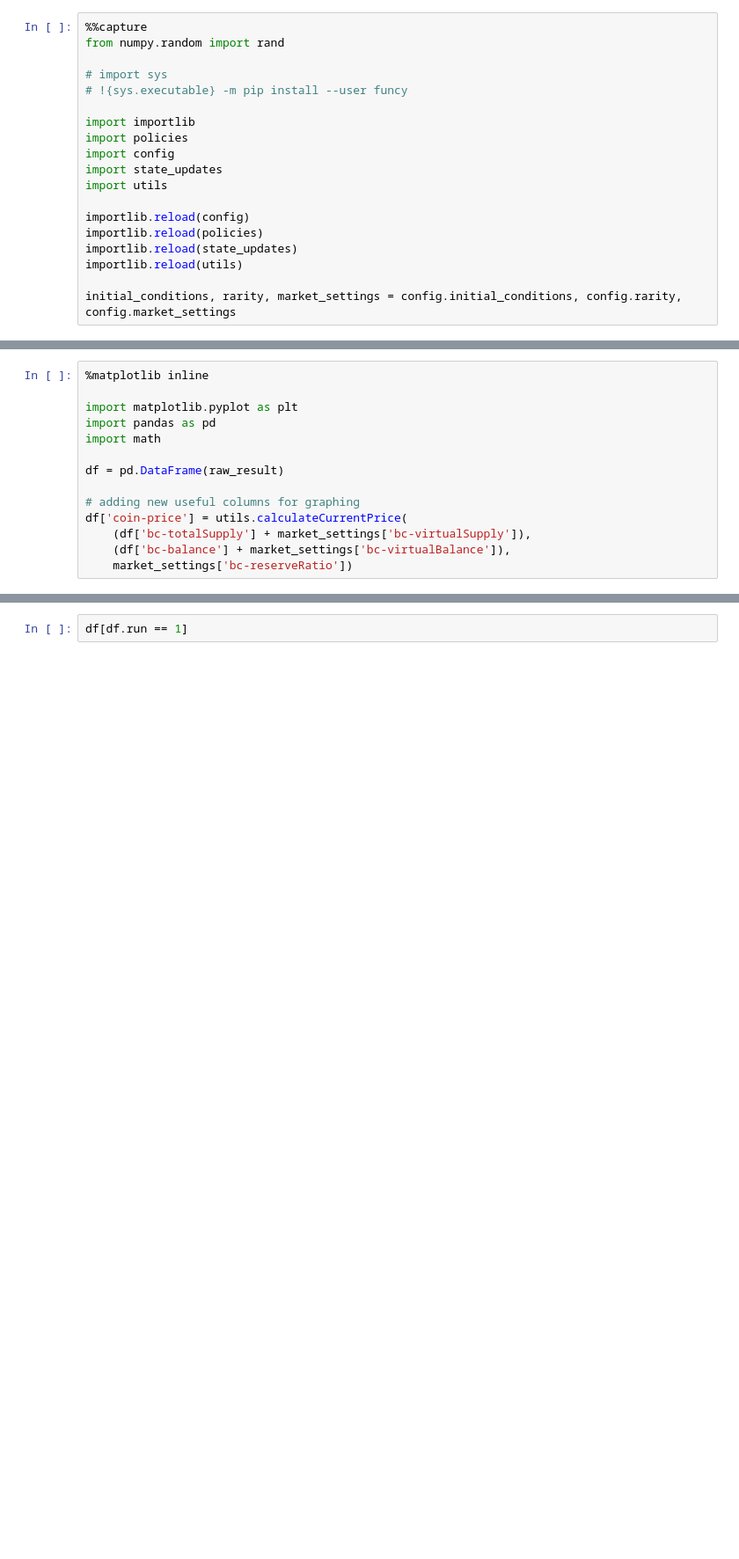
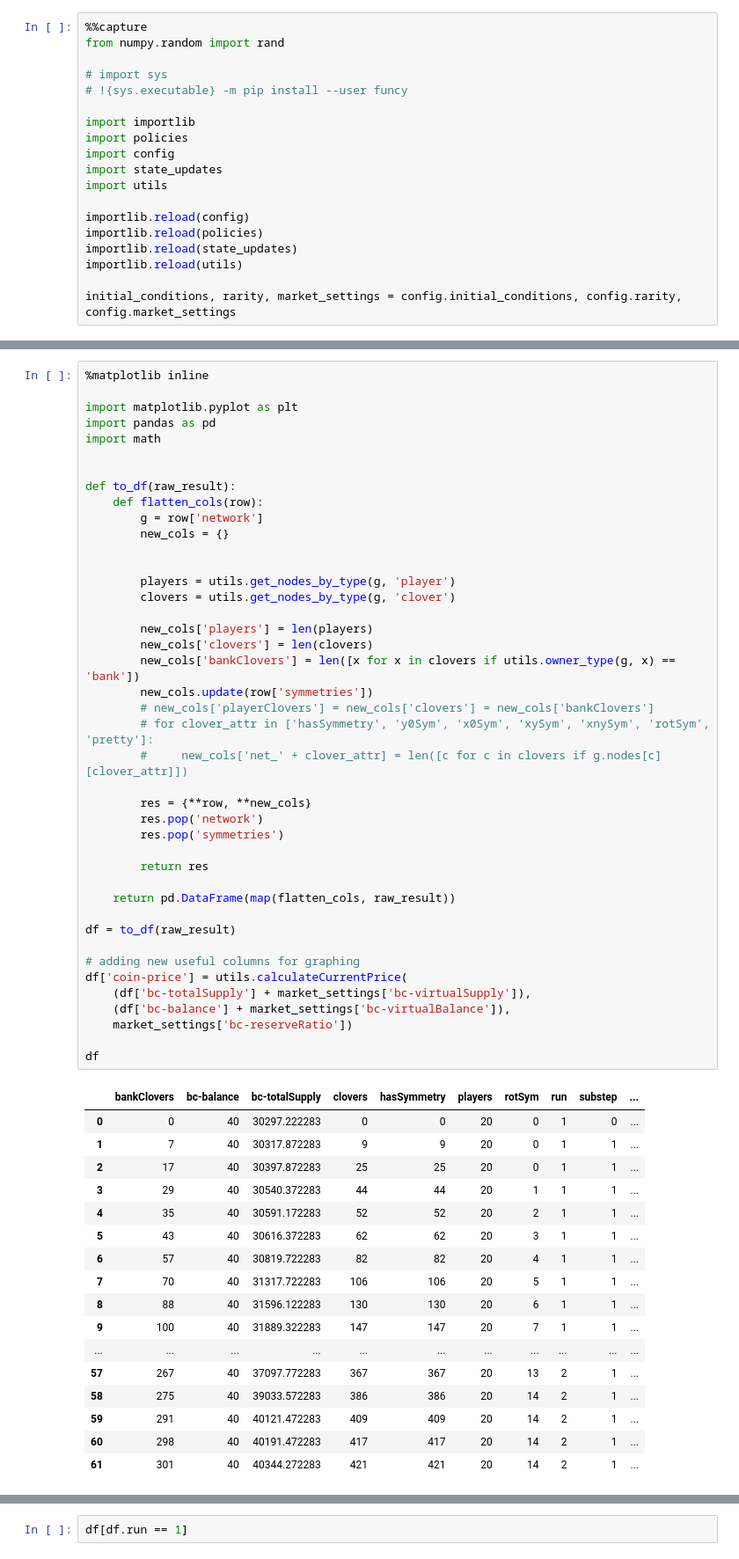
Before and after one commit to clovers-network/clovers-cadCAD, a Jupyter notebook: src/Clovers.network.ipynb, the cells around one changed output, grey strips where cells are left out. Shown at 88% size. Cells and saved outputs as stored; diff of their text form; blank space fills up the shorter version.

```diff
--- a/src/Clovers.network.ipynb
+++ b/src/Clovers.network.ipynb
@@ -98,14 +91,60 @@ single_proc: [<cadCAD.configuration.Configuration object at 0x...>]
 # %%
 %matplotlib inline
 
 import matplotlib.pyplot as plt
 import pandas as pd
 import math
 
-df = pd.DataFrame(raw_result)
+
+def to_df(raw_result):
+    def flatten_cols(row):
+        g = row['network']
+        new_cols = {}
+
+
+        players = utils.get_nodes_by_type(g, 'player')
+        clovers = utils.get_nodes_by_type(g, 'clover')
+
+        new_cols['players'] = len(players)
+        new_cols['clovers'] = len(clovers)
+        new_cols['bankClovers'] = len([x for x in clovers if utils.owner_type(g, x) == 'bank'])
+        new_cols.update(row['symmetries'])
+        # new_cols['playerClovers'] = new_cols['clovers'] = new_cols['bankClovers']
+        # for clover_attr in ['hasSymmetry', 'y0Sym', 'x0Sym', 'xySym', 'xnySym', 'rotSym', 'pretty']:
+        #     new_cols['net_' + clover_attr] = len([c for c in clovers if g.nodes[c][clover_attr]])
+
+        res = {**row, **new_cols}
+        res.pop('network')
+        res.pop('symmetries')
+
+        return res
+
+    return pd.DataFrame(map(flatten_cols, raw_result))
+
+df = to_df(raw_result)
 
 # adding new useful columns for graphing
 df['coin-price'] = utils.calculateCurrentPrice(
     (df['bc-totalSupply'] + market_settings['bc-virtualSupply']),
     (df['bc-balance'] + market_settings['bc-virtualBalance']),
     market_settings['bc-reserveRatio'])
+
+df
+# %% [output]
+|  | bankClovers | bc-balance | bc-totalSupply | clovers | hasSymmetry | players | rotSym | run | substep | ... |
+| 0 | 0 | 40 | 30297.222283 | 0 | 0 | 20 | 0 | 1 | 0 | ... |
+| 1 | 7 | 40 | 30317.872283 | 9 | 9 | 20 | 0 | 1 | 1 | ... |
+| 2 | 17 | 40 | 30397.872283 | 25 | 25 | 20 | 0 | 1 | 1 | ... |
+| 3 | 29 | 40 | 30540.372283 | 44 | 44 | 20 | 1 | 1 | 1 | ... |
+| 4 | 35 | 40 | 30591.172283 | 52 | 52 | 20 | 2 | 1 | 1 | ... |
+| 5 | 43 | 40 | 30616.372283 | 62 | 62 | 20 | 3 | 1 | 1 | ... |
+| 6 | 57 | 40 | 30819.722283 | 82 | 82 | 20 | 4 | 1 | 1 | ... |
+| 7 | 70 | 40 | 31317.722283 | 106 | 106 | 20 | 5 | 1 | 1 | ... |
+| 8 | 88 | 40 | 31596.122283 | 130 | 130 | 20 | 6 | 1 | 1 | ... |
+| 9 | 100 | 40 | 31889.322283 | 147 | 147 | 20 | 7 | 1 | 1 | ... |
+| ... | ... | ... | ... | ... | ... | ... | ... | ... | ... | ... |
+| 57 | 267 | 40 | 37097.772283 | 367 | 367 | 20 | 13 | 2 | 1 | ... |
+| 58 | 275 | 40 | 39033.572283 | 386 | 386 | 20 | 14 | 2 | 1 | ... |
+| 59 | 291 | 40 | 40121.472283 | 409 | 409 | 20 | 14 | 2 | 1 | ... |
+| 60 | 298 | 40 | 40191.472283 | 417 | 417 | 20 | 14 | 2 | 1 | ... |
+| 61 | 301 | 40 | 40344.272283 | 421 | 421 | 20 | 14 | 2 | 1 | ... |
```
Also changed, not shown: parts of 5 cells of this notebook, 4 other files.
